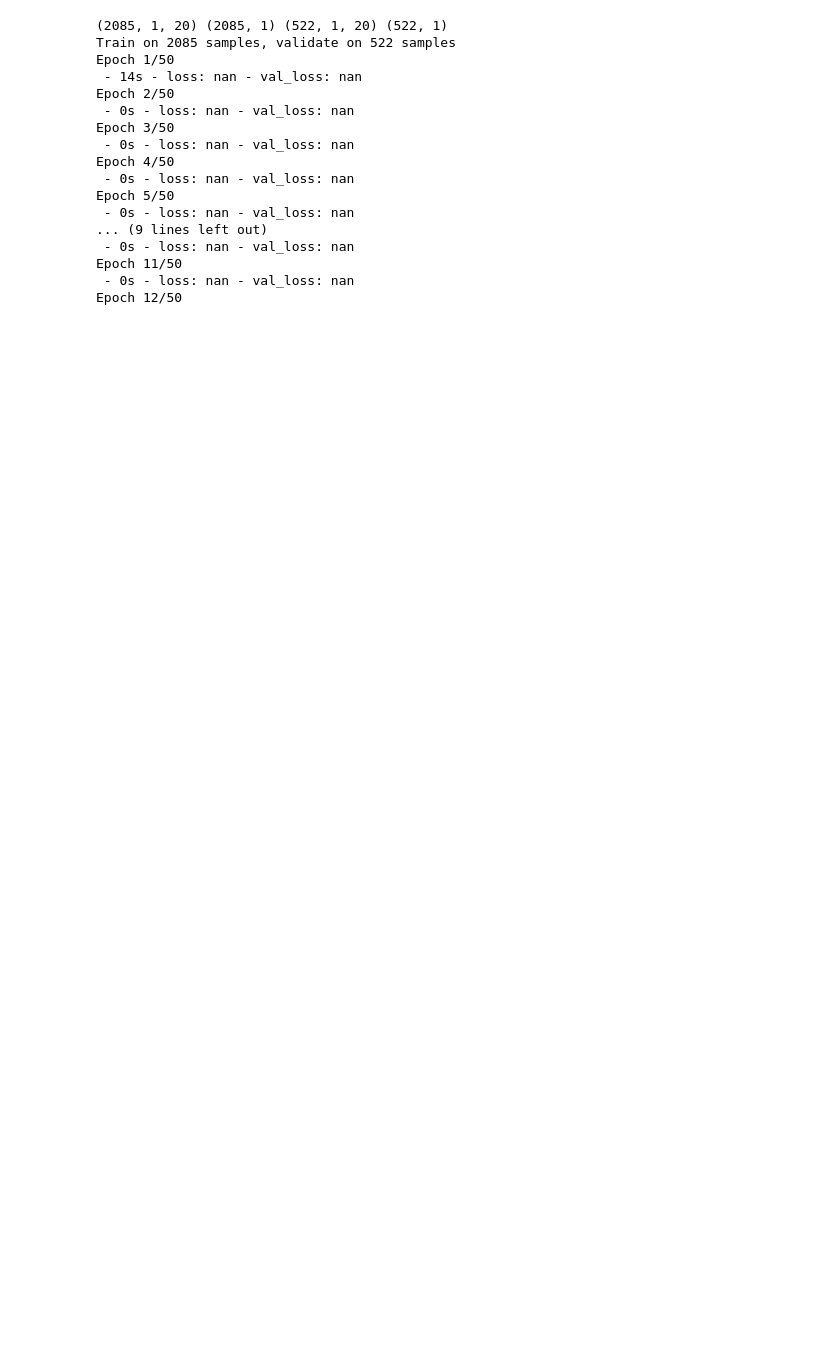
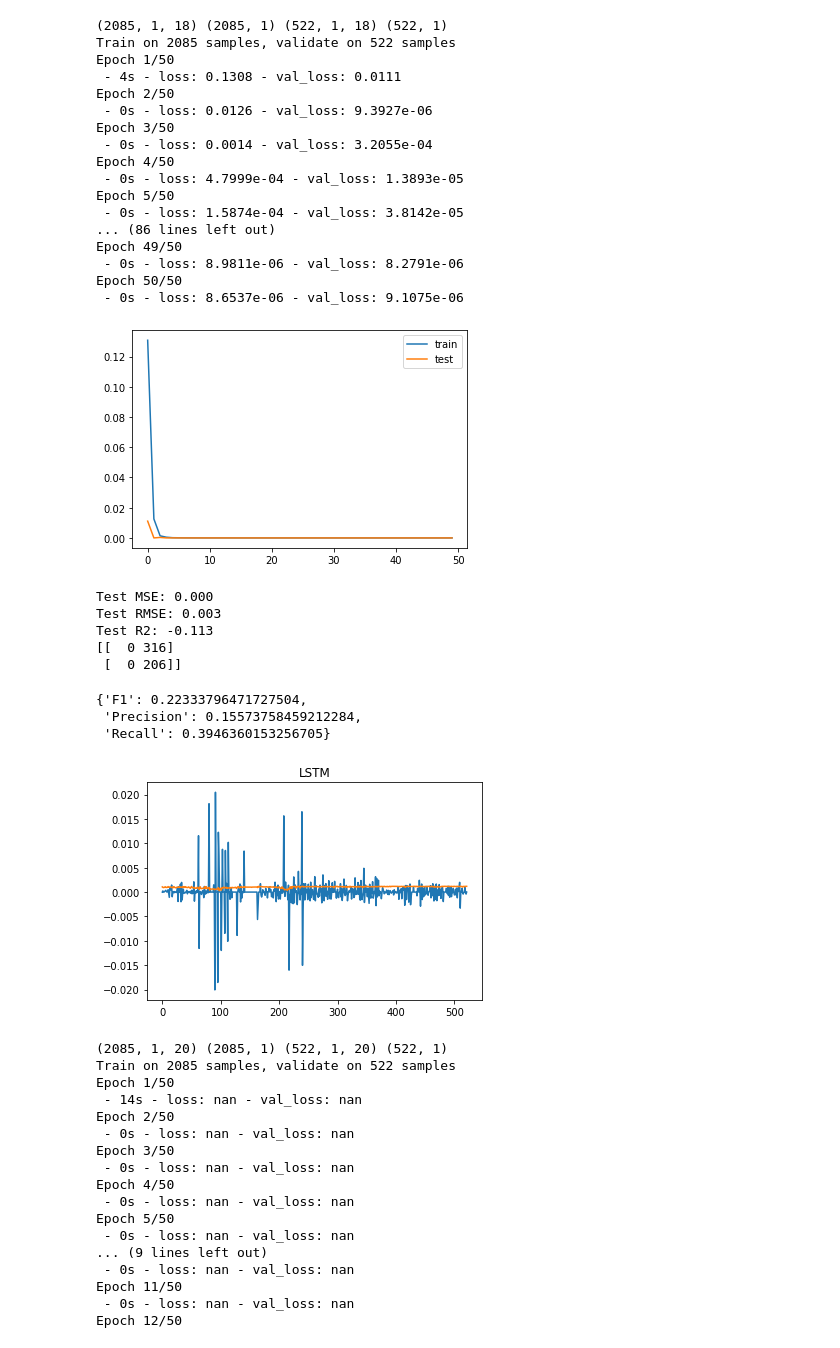
Before and after one commit to KaranMah/project, a Jupyter notebook: LSTM need Py 3.7.ipynb, the cells around one changed output. Drawn from its saved outputs; the diff is of its cells as text; code cells hidden in the pictures; blank space fills up the shorter version.

```diff
--- a/LSTM need Py 3.7.ipynb
+++ b/LSTM need Py 3.7.ipynb
@@ -156,6 +158,40 @@ def run_lstm_model(train, test, is_exog=False):
     print('Test R2: %.3f' % r2_score(test_y, yhat))
     plot_results(test_y, yhat, model)
     return({}, yhat)
+# %%
+cur = 'BDT'
+metric = 'Close_Ret'
+extra_feat = None
+is_exog = True
+do_forex_lstm(cur, metric, extra_feat, is_exog=is_exog)
+# %% [output]
+(2085, 1, 18) (2085, 1) (522, 1, 18) (522, 1)
+Train on 2085 samples, validate on 522 samples
+Epoch 1/50
+ - 4s - loss: 0.1308 - val_loss: 0.0111
+Epoch 2/50
+ - 0s - loss: 0.0126 - val_loss: 9.3927e-06
+Epoch 3/50
+ - 0s - loss: 0.0014 - val_loss: 3.2055e-04
+Epoch 4/50
+ - 0s - loss: 4.7999e-04 - val_loss: 1.3893e-05
+Epoch 5/50
+ - 0s - loss: 1.5874e-04 - val_loss: 3.8142e-05
+... (86 lines left out)
+Epoch 49/50
+ - 0s - loss: 8.9811e-06 - val_loss: 8.2791e-06
+Epoch 50/50
+ - 0s - loss: 8.6537e-06 - val_loss: 9.1075e-06
+[figure, added]
+Test MSE: 0.000
+Test RMSE: 0.003
+Test R2: -0.113
+[[  0 316]
+ [  0 206]]
+{'F1': 0.22333796471727504,
+ 'Precision': 0.15573758459212284,
+ 'Recall': 0.3946360153256705}
+[figure, added]
 # %%
 for cur in feats:
     for extra_feat in cd_features[cur]:
```
Also changed, not shown: parts of 2 cells of this notebook, 8 other files.
